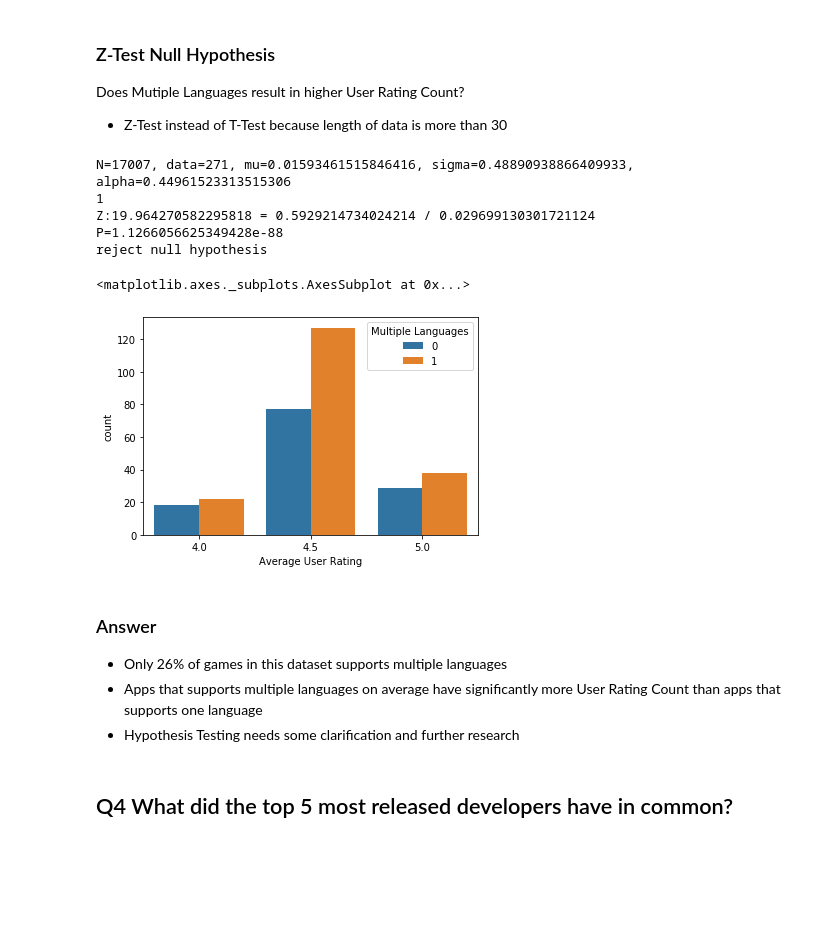
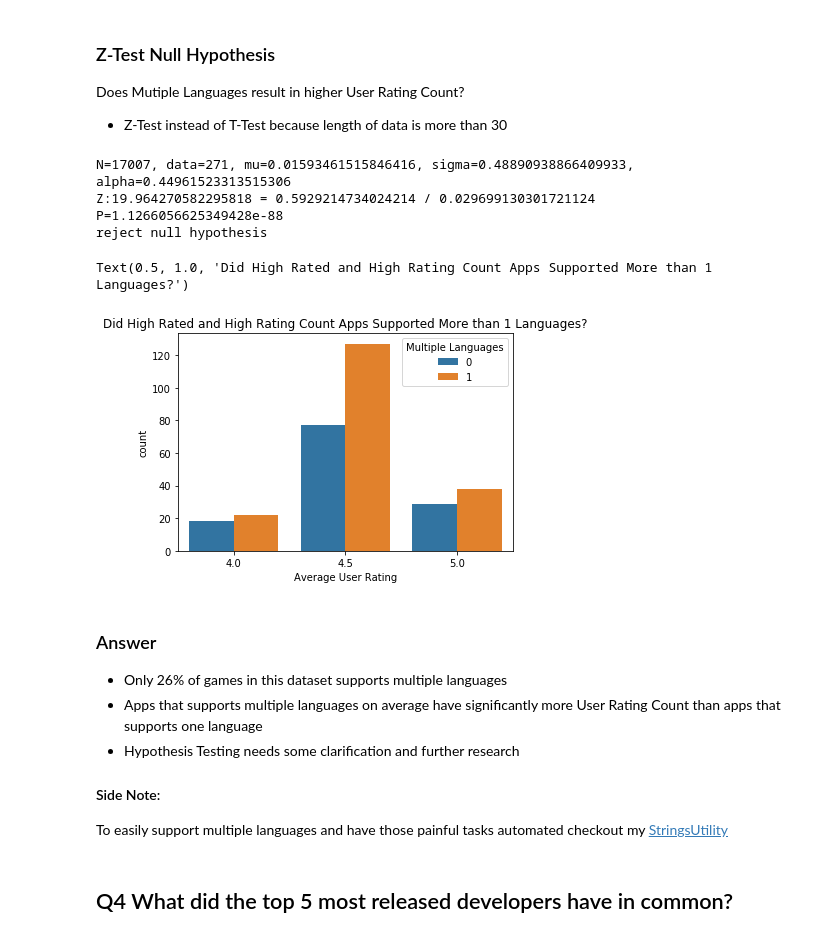
Before and after one commit to SamuelFolledo/DS1.1-Data-Analysis-And-Visualization, a Jupyter notebook: FinalProject/Mobile Strategy Games Analysis.ipynb, the cells around one changed output. Cells and saved outputs as stored; diff of their text form; code cells hidden in the pictures; blank space fills up the shorter version.

```diff
--- a/FinalProject/Mobile Strategy Games Analysis.ipynb
+++ b/FinalProject/Mobile Strategy Games Analysis.ipynb
@@ -371,18 +413,15 @@ def z_t_null_hypothesis(data_sample, mu, sigma, significant_level):
     'Run Z-Test or T-Test'
     # If sigma is known, calculate using the z-test
     if sigma:
-        print("1")
         z_score = (np.mean(data_sample)-mu)/(sigma/np.sqrt(len(data_sample)))
         print(f"Z:{z_score} = {np.mean(data_sample)-mu} / {sigma/np.sqrt(len(data_sample))}")
         p = scipy.stats.norm.sf(abs(z_score))*2
     # If the data_sample is greater than 30, calculate using the z-test
     elif len(data_sample) > 30:
-        print("2")
         z_score = (np.mean(data_sample)-mu)/(np.std(data_sample)/np.sqrt(len(data_sample)))
         p = scipy.stats.norm.sf(abs(z_score))*2
     # otherwise, calculate using the t-test
     else:
-        print("3")
         t, p = stats.ttest_1samp(data_sample, mu)
 
     print(f"P={p}")
@@ -408,21 +447,24 @@ print(f"N={N}, data={len(data_sample)}, mu={mu}, sigma={sigma}, alpha={alpha}")
 z_t_null_hypothesis(data, mu, sigma, alpha) #alpha of 0.05
 # %% [output]
 N=17007, data=271, mu=0.01593461515846416, sigma=0.48890938866409933, alpha=0.44961523313515306
-1
 Z:19.964270582295818 = 0.5929214734024214 / 0.029699130301721124
 P=1.1266056625349428e-88
 reject null hypothesis
 # %%
 dataa = df[(df["Average User Rating"] >= 4) & (df["User Rating Count"] > 10000)]
-sns.countplot(x="Average User Rating", hue="Multiple Languages", data=dataa)
+plot = sns.countplot(x="Average User Rating", hue="Multiple Languages", data=dataa)
+plot.set_title("Did High Rated and High Rating Count Apps Supported More than 1 Languages?")
 # %% [output]
-<matplotlib.axes._subplots.AxesSubplot at 0x...>
+Text(0.5, 1.0, 'Did High Rated and High Rating Count Apps Supported More than 1 Languages?')
-[figure, old version]
+[figure, new version]
 # %% [markdown]
 ### Answer
 - Only 26% of games in this dataset supports multiple languages
 - Apps that supports multiple languages on average have significantly more User Rating Count than apps that supports one language
 - Hypothesis Testing needs some clarification and further research
+
+#### Side Note:
+To easily support multiple languages and have those painful tasks automated checkout my [StringsUtility](https://github.com/SamuelFolledo/StringsUtility)
 # %% [markdown]
 ## Q4 What did the top 5 most released developers have in common?
 # %%
```
Also changed, not shown: parts of 14 cells of this notebook.
